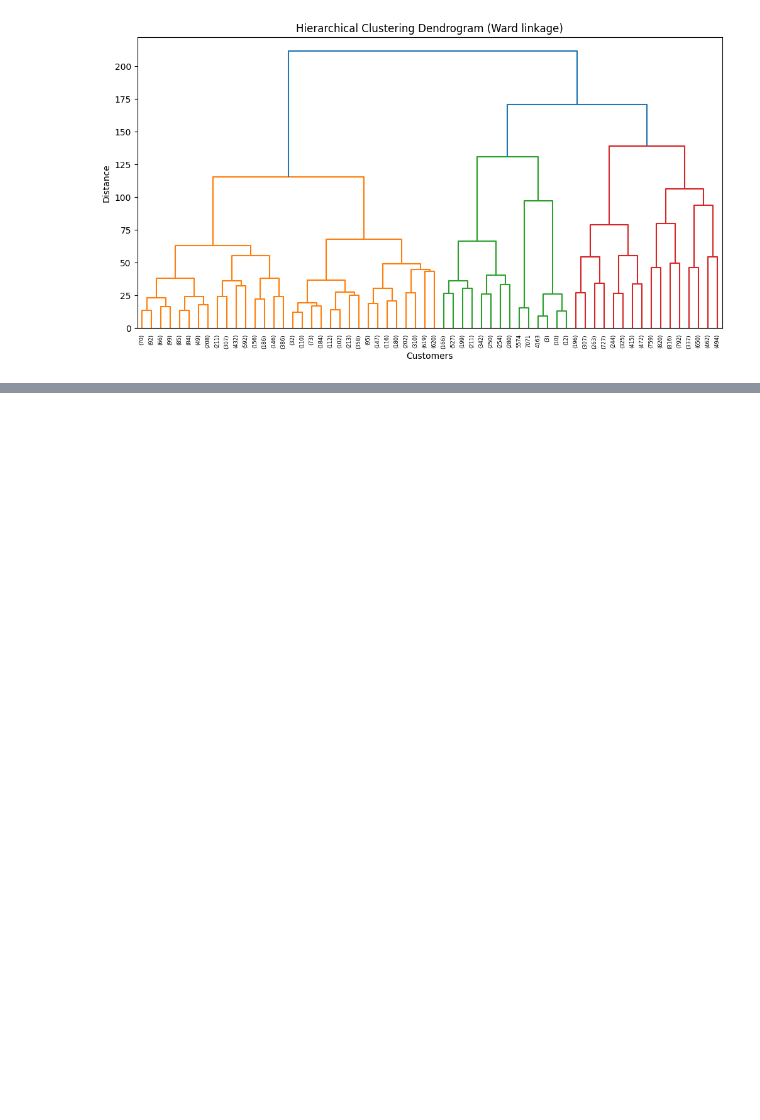
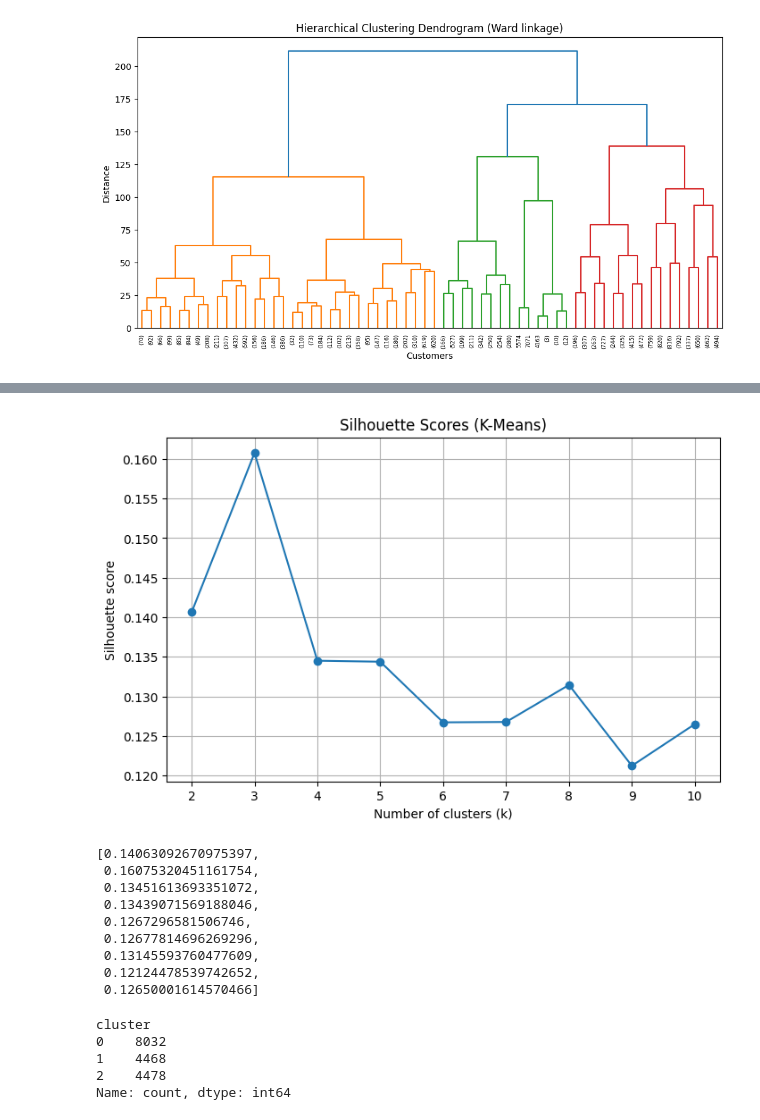
Before and after one commit to Tiana-Coker/customer-segmentation, a Jupyter notebook: notebooks/DMI_2526_Group_39_Notebook.ipynb, the cells around one changed output, grey strips where cells are left out. Saved outputs shown, nothing was run; the diff lists cells and outputs as text; code cells hidden in the pictures; blank space fills up the shorter version.

```diff
--- a/notebooks/DMI_2526_Group_39_Notebook.ipynb
+++ b/notebooks/DMI_2526_Group_39_Notebook.ipynb
@@ -405,0 +428,49 @@ plt.show()
+# %%
+
+from sklearn.metrics import silhouette_score
+
+
+K_range = range(2, 11)
+sil_scores = []
+
+for k in K_range:
+    km = KMeans(n_clusters=k, random_state=42, n_init=10)
+    labels = km.fit_predict(X_scaled)
+    sil_scores.append(silhouette_score(X_scaled, labels))
+
+plt.figure(figsize=(8, 5))
+plt.plot(list(K_range), sil_scores, marker="o")
+plt.xlabel("Number of clusters (k)")
+plt.ylabel("Silhouette score")
+plt.title("Silhouette Scores (K-Means)")
+plt.grid(True)
+plt.show()
+
+sil_scores
+# %% [output]
+[figure, added]
+[0.14063092670975397,
+ 0.16075320451161754,
+ 0.13451613693351072,
+ 0.13439071569188046,
+ 0.1267296581506746,
+ 0.12677814696269296,
+ 0.13145593760477609,
+ 0.12124478539742652,
+ 0.12650001614570466]
+# %%
+
+
+k_final = 3
+
+kmeans_final = KMeans(n_clusters=k_final, random_state=42, n_init=10)
+df["cluster"] = kmeans_final.fit_predict(X_scaled)
+
+# how many customers in each cluster?
+df["cluster"].value_counts().sort_index()
+# %% [output]
+cluster
+0    8032
+1    4468
+2    4478
+Name: count, dtype: int64
```
Also changed, not shown: parts of 2 cells of this notebook.
